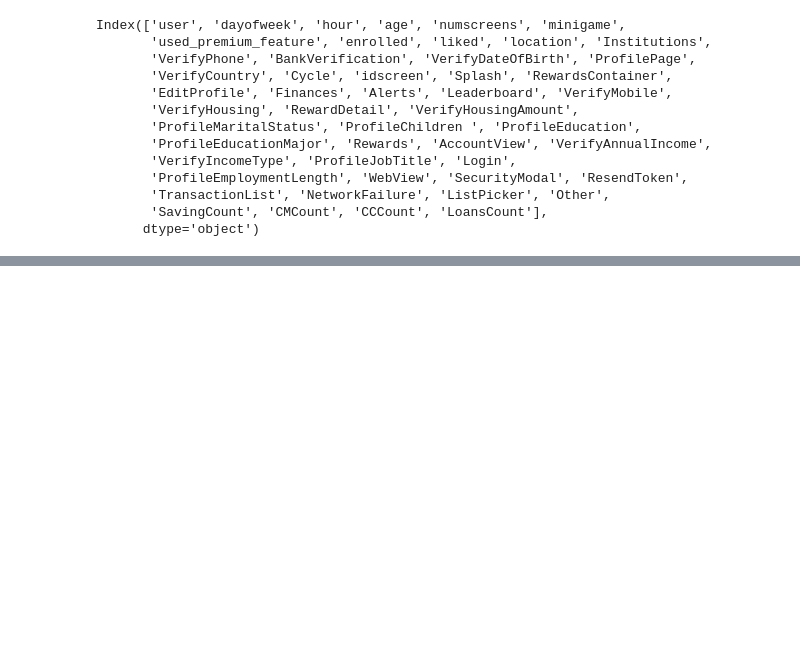
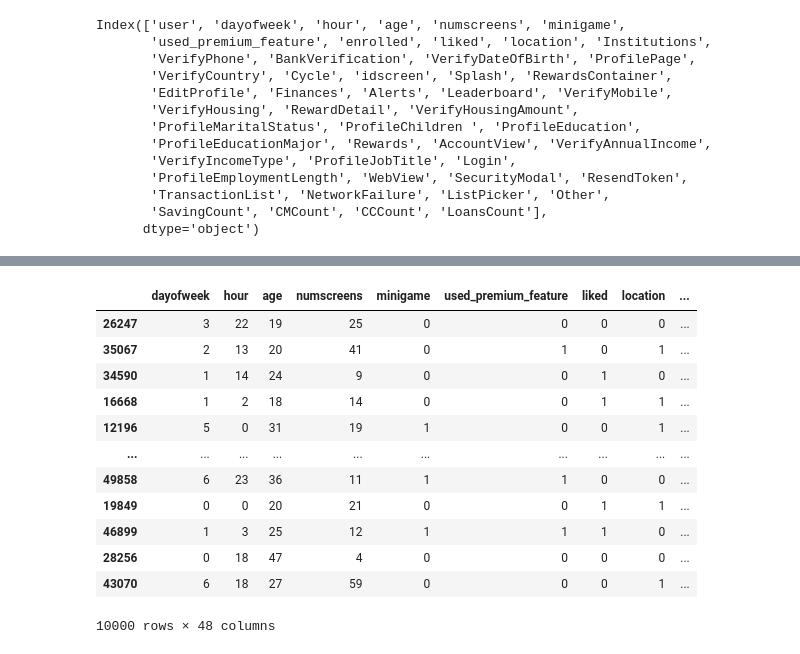
Before and after one commit to yashguptaab99/Directing-Customers-to-Subscription-Through-App-Behavior-Analysis, a Jupyter notebook: Directing_Customers_to_Subscription_Through_App_Behavior_Analysis.ipynb, the cells around one changed output, grey strips where cells are left out. Saved outputs shown, nothing was run; the diff lists cells and outputs as text; code cells hidden in the pictures; blank space fills up the shorter version.

```diff
--- a/Directing_Customers_to_Subscription_Through_App_Behavior_Analysis.ipynb
+++ b/Directing_Customers_to_Subscription_Through_App_Behavior_Analysis.ipynb
@@ -311,0 +382,16 @@ dataset.to_csv('new_appdata10.csv', index = False)
+# %%
+X_test
+# %% [output]
+|  | dayofweek | hour | age | numscreens | minigame | used_premium_feature | liked | location | ... |
+| 26247 | 3 | 22 | 19 | 25 | 0 | 0 | 0 | 0 | ... |
+| 35067 | 2 | 13 | 20 | 41 | 0 | 1 | 0 | 1 | ... |
+| 34590 | 1 | 14 | 24 | 9 | 0 | 0 | 1 | 0 | ... |
+| 16668 | 1 | 2 | 18 | 14 | 0 | 0 | 1 | 1 | ... |
+| 12196 | 5 | 0 | 31 | 19 | 1 | 0 | 0 | 1 | ... |
+| ... | ... | ... | ... | ... | ... | ... | ... | ... | ... |
+| 49858 | 6 | 23 | 36 | 11 | 1 | 1 | 0 | 0 | ... |
+| 19849 | 0 | 0 | 20 | 21 | 0 | 0 | 1 | 1 | ... |
+| 46899 | 1 | 3 | 25 | 12 | 1 | 1 | 1 | 0 | ... |
+| 28256 | 0 | 18 | 47 | 4 | 0 | 0 | 0 | 0 | ... |
+| 43070 | 6 | 18 | 27 | 59 | 0 | 0 | 0 | 1 | ... |
+10000 rows × 48 columns
```
Also changed, not shown: parts of 38 cells of this notebook.
